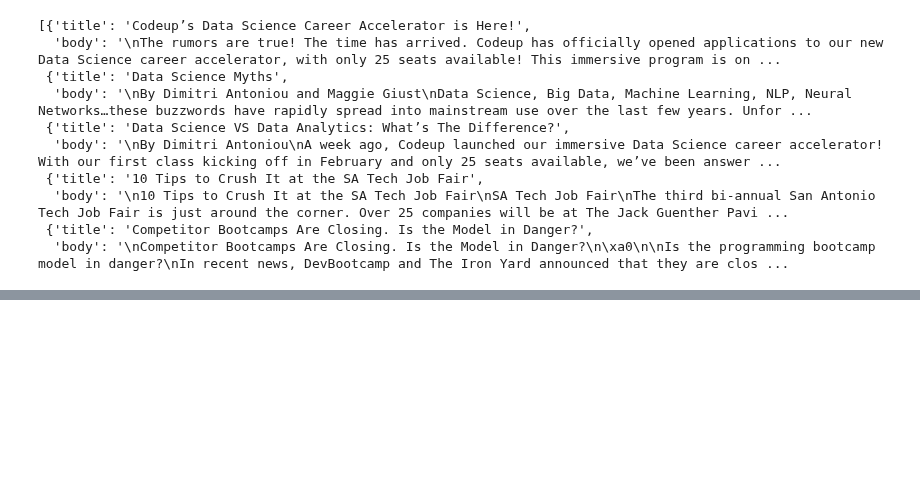
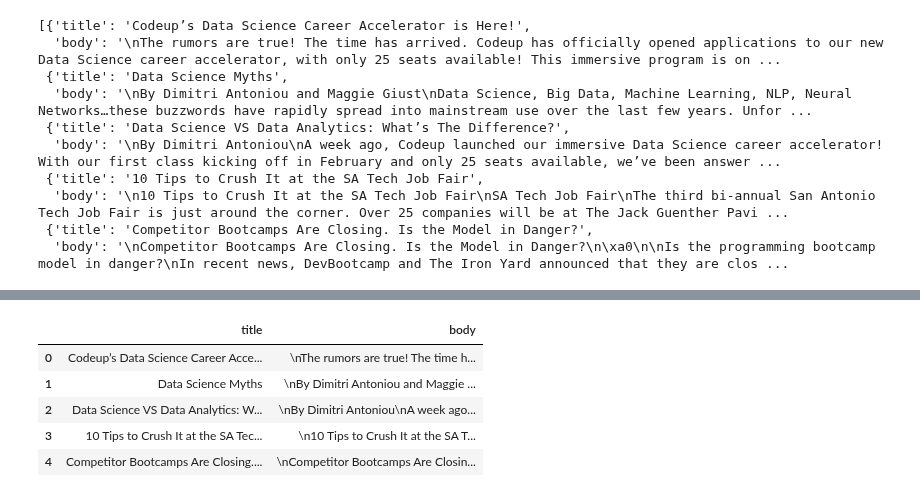
Before and after one commit to misty-garcia/ds-methodologies-exercises, a Jupyter notebook: nlp/acquire.ipynb, the cells around one changed output, grey strips where cells are left out. Saved outputs shown, nothing was run; the diff lists cells and outputs as text; code cells hidden in the pictures; blank space fills up the shorter version.

```diff
--- a/nlp/acquire.ipynb
+++ b/nlp/acquire.ipynb
@@ -146,0 +224,52 @@ Write your code such that the acquired data is saved locally in some form or fas
+# %%
+import pandas as pd
+import numpy as np
+
+from requests import get
+from bs4 import BeautifulSoup
+import os
+
+def make_dictionary_from_article(url):
+    headers = {'User-Agent': 'Codeup Data Science'}
+    response = get(url,headers=headers)
+    soup = BeautifulSoup(response.text)
+    title = soup.find("h1")
+    body = soup.find("div", class_="mk-single-content")
+
+    return {
+        "title": title.get_text(),
+        "body": body.get_text()
+    }
+
+def get_blog_articles():
+    # if we already have the data, read it locally
+    if os.path.exists('articles.txt'):
+        with open('articles.txt') as f:
+            return f.read()
+
+    # otherwise go fetch the data
+    urls = [
+        "https://codeup.com/codeups-data-science-career-accelerator-is-here/",
+        "https://codeup.com/data-science-myths/",
+        "https://codeup.com/data-science-vs-data-analytics-whats-the-difference/",
+        "https://codeup.com/10-tips-to-crush-it-at-the-sa-tech-job-fair/",
+        "https://codeup.com/competitor-bootcamps-are-closing-is-the-model-in-danger/",
+    ]
+    articles = []
+
+    for url in urls:
+        articles.append(make_dictionary_from_article(url))
+
+    df = pd.DataFrame(articles)
+    df.to_csv('articles.csv')
+
+    return df
+# %%
+get_blog_articles()
+# %% [output]
+|  | title | body |
+| 0 | Codeup’s Data Science Career Acce... | \nThe rumors are true! The time h... |
+| 1 | Data Science Myths | \nBy Dimitri Antoniou and Maggie ... |
+| 2 | Data Science VS Data Analytics: W... | \nBy Dimitri Antoniou\nA week ago... |
+| 3 | 10 Tips to Crush It at the SA Tec... | \n10 Tips to Crush It at the SA T... |
+| 4 | Competitor Bootcamps Are Closing.... | \nCompetitor Bootcamps Are Closin... |
```
Also changed, not shown: parts of 13 cells of this notebook, 2 other files.
